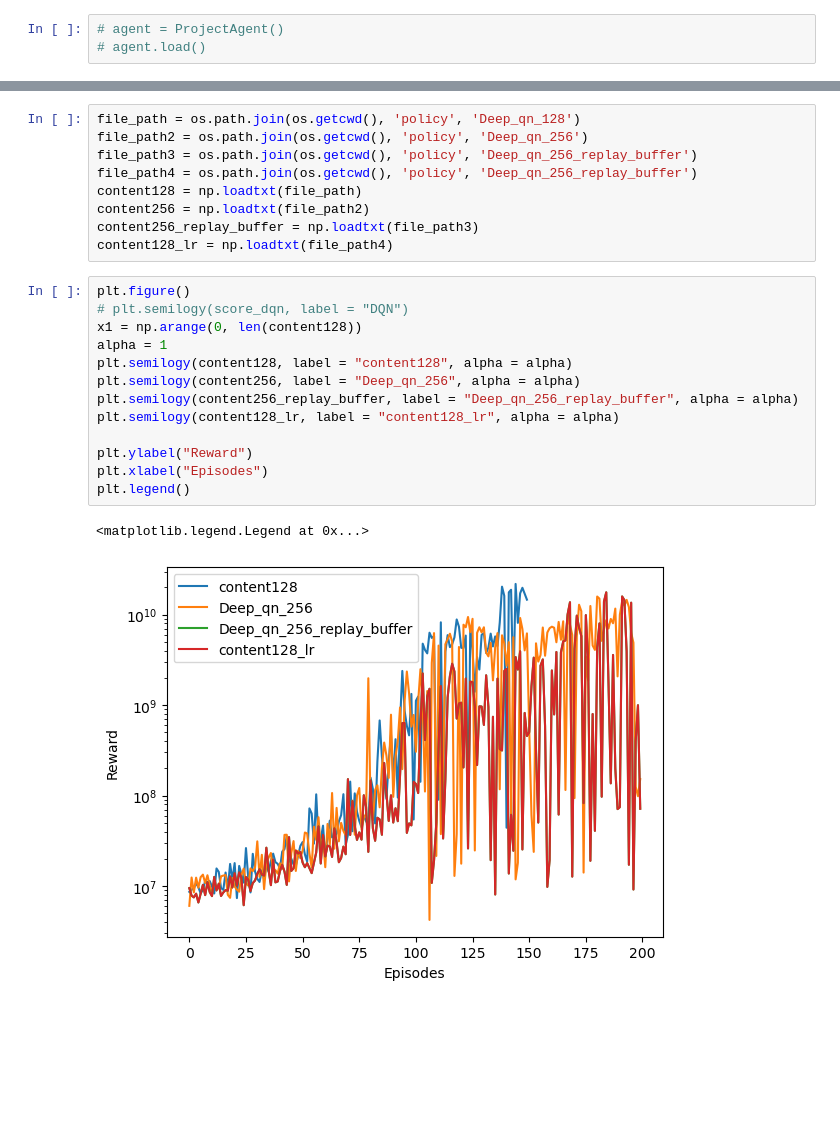
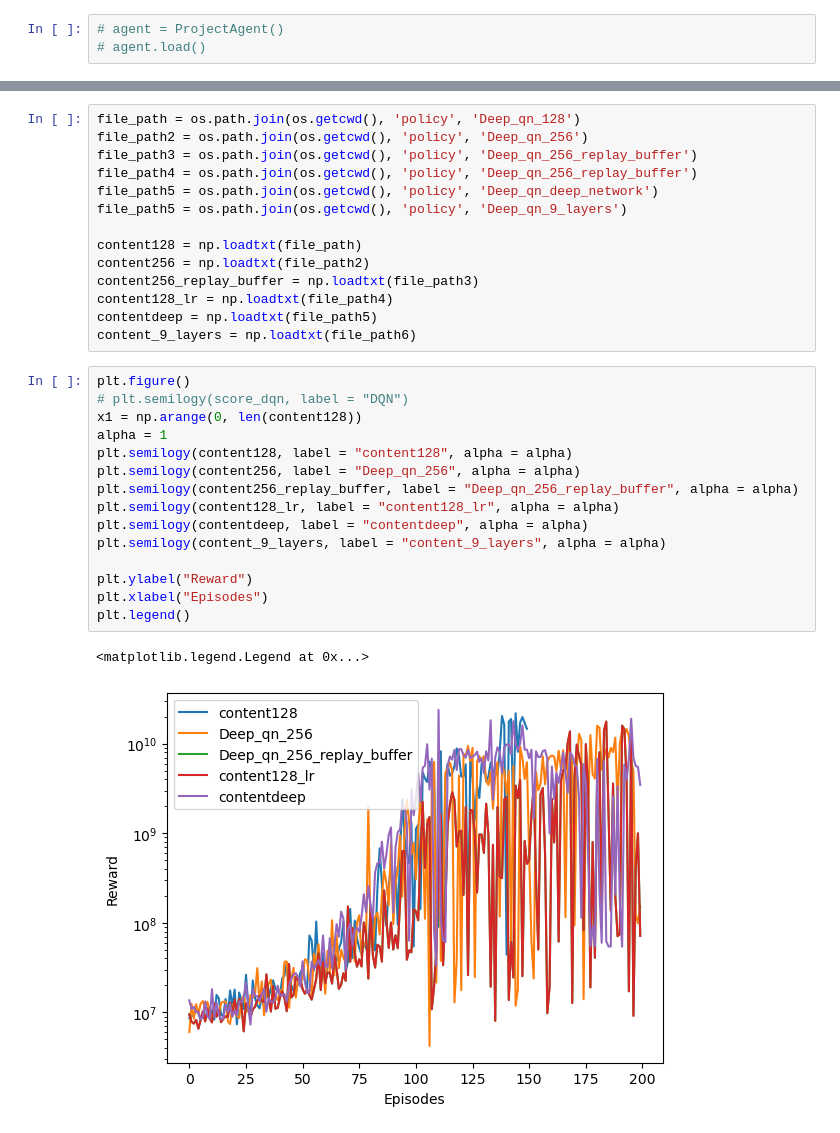
Before and after one commit to RL-MVA-2024-25/mva-rl-assignment-Antoinelunven, a Jupyter notebook: src/train_notebook.ipynb, the cells around one changed output, grey strips where cells are left out. Saved outputs shown, nothing was run; the diff lists cells and outputs as text; blank space fills up the shorter version.

```diff
--- a/src/train_notebook.ipynb
+++ b/src/train_notebook.ipynb
@@ -60,23 +47,30 @@ file_path = os.path.join(os.getcwd(), 'policy', 'Deep_qn_128')
 file_path2 = os.path.join(os.getcwd(), 'policy', 'Deep_qn_256')
 file_path3 = os.path.join(os.getcwd(), 'policy', 'Deep_qn_256_replay_buffer')
 file_path4 = os.path.join(os.getcwd(), 'policy', 'Deep_qn_256_replay_buffer')
+file_path5 = os.path.join(os.getcwd(), 'policy', 'Deep_qn_deep_network')
+file_path5 = os.path.join(os.getcwd(), 'policy', 'Deep_qn_9_layers')
+
 content128 = np.loadtxt(file_path)
 content256 = np.loadtxt(file_path2)
 content256_replay_buffer = np.loadtxt(file_path3)
 content128_lr = np.loadtxt(file_path4)
+contentdeep = np.loadtxt(file_path5)
+content_9_layers = np.loadtxt(file_path6)
 # %%
 plt.figure()
 # plt.semilogy(score_dqn, label = "DQN")
 x1 = np.arange(0, len(content128))
 alpha = 1
 plt.semilogy(content128, label = "content128", alpha = alpha)
 plt.semilogy(content256, label = "Deep_qn_256", alpha = alpha)
 plt.semilogy(content256_replay_buffer, label = "Deep_qn_256_replay_buffer", alpha = alpha)
 plt.semilogy(content128_lr, label = "content128_lr", alpha = alpha)
+plt.semilogy(contentdeep, label = "contentdeep", alpha = alpha)
+plt.semilogy(content_9_layers, label = "content_9_layers", alpha = alpha)
 
 plt.ylabel("Reward")
 plt.xlabel("Episodes")
 plt.legend()
 # %% [output]
 <matplotlib.legend.Legend at 0x...>
-[figure, old version]
+[figure, new version]
```
Also changed, not shown: parts of 9 cells of this notebook, 5 other files.
